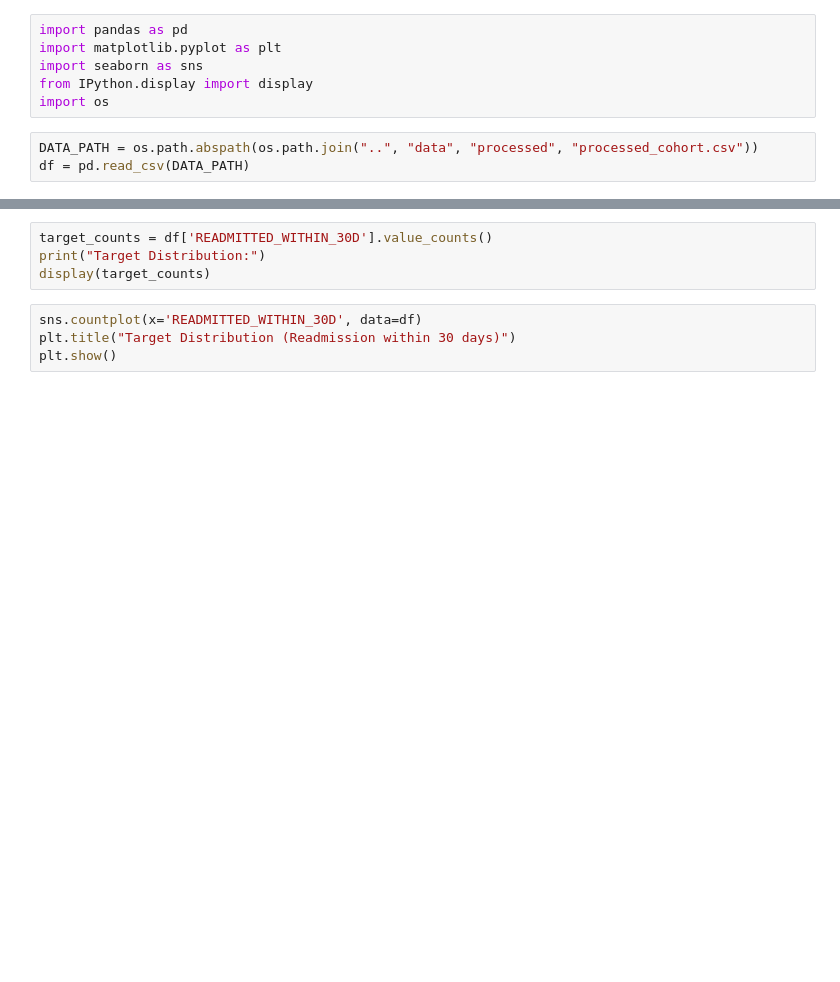
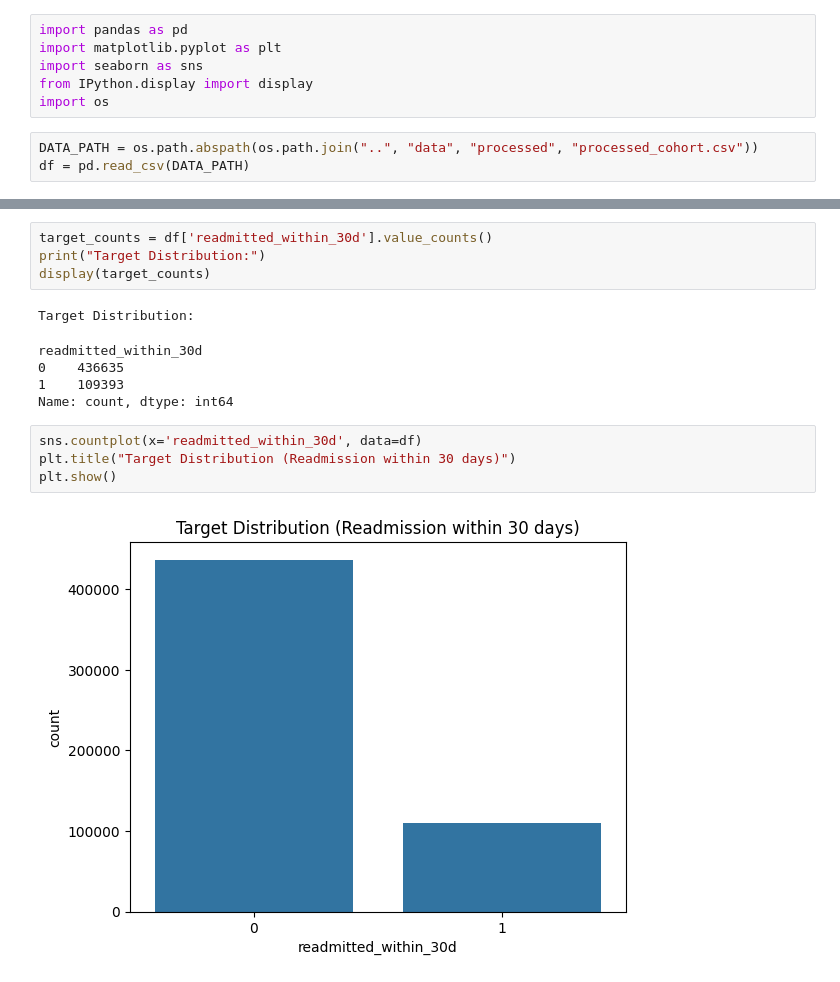
Before and after one commit to unrealdhanush/groot, a Jupyter notebook: notebooks/EDA.ipynb, the cells around one changed output, grey strips where cells are left out. Cells and saved outputs as stored; diff of their text form; blank space fills up the shorter version.

```diff
--- a/notebooks/EDA.ipynb
+++ b/notebooks/EDA.ipynb
@@ -14,11 +49,19 @@ display(df.describe())
 # %%
-target_counts = df['READMITTED_WITHIN_30D'].value_counts()
+target_counts = df['readmitted_within_30d'].value_counts()
 print("Target Distribution:")
 display(target_counts)
+# %% [output]
+Target Distribution:
+readmitted_within_30d
+0    436635
+1    109393
+Name: count, dtype: int64
 # %%
-sns.countplot(x='READMITTED_WITHIN_30D', data=df)
+sns.countplot(x='readmitted_within_30d', data=df)
 plt.title("Target Distribution (Readmission within 30 days)")
 plt.show()
+# %% [output]
+[figure, added]
 # %%
 missing_perc = df.isna().mean().sort_values(ascending=False)
 print("Missing values percentage:")
```
Also changed, not shown: parts of 5 cells of this notebook, 18 other files.
